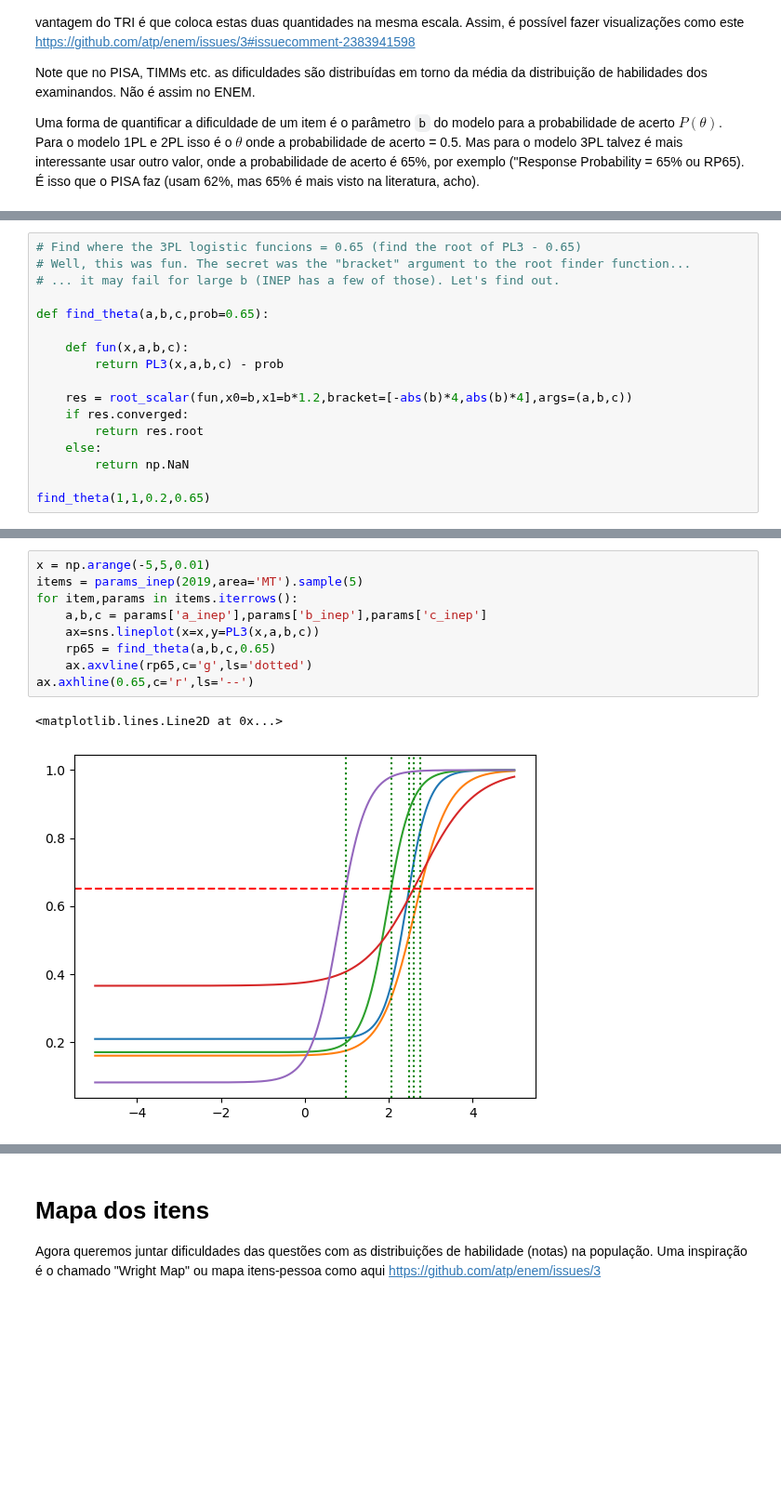
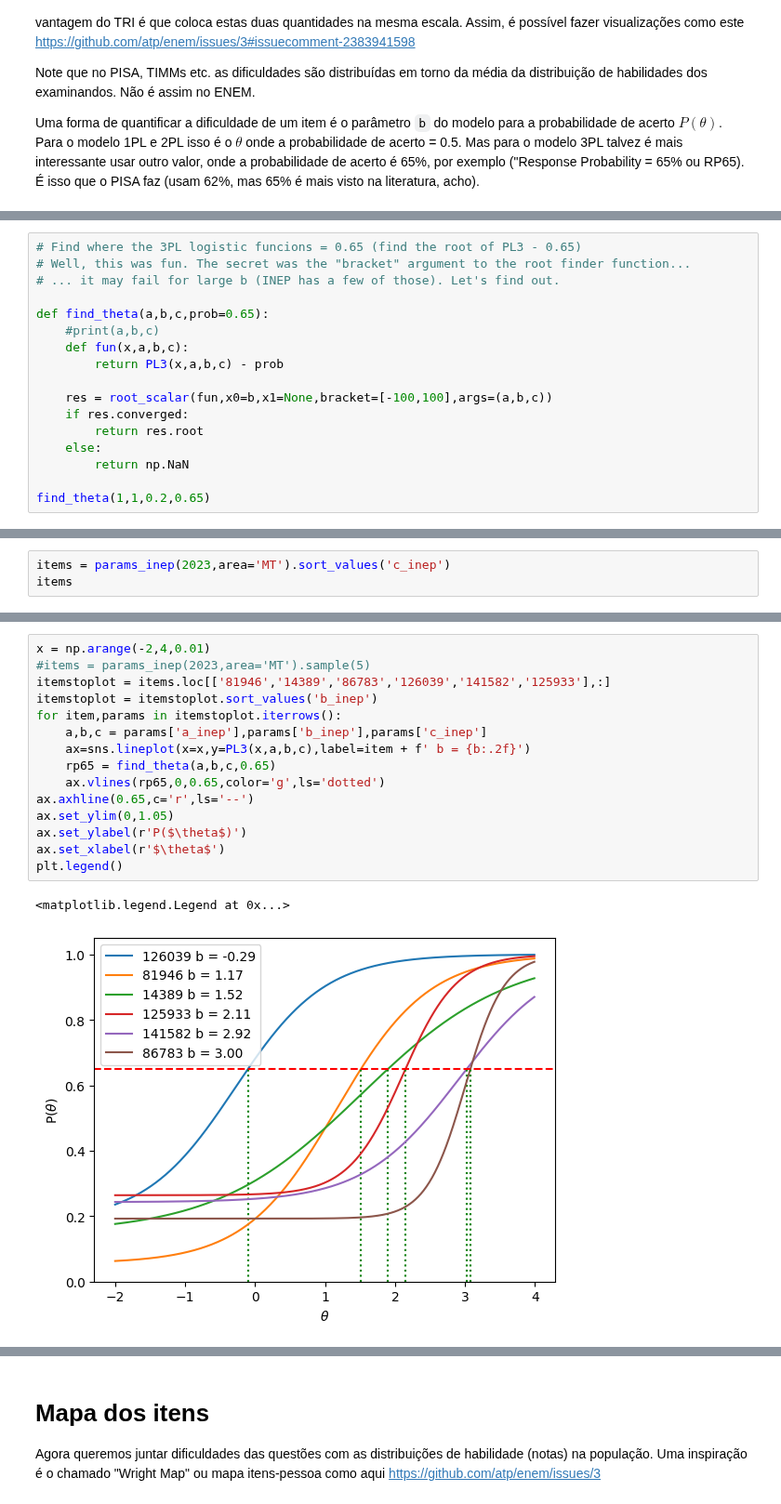
Before and after one commit to atp/enem, a Jupyter notebook: ItemMap.ipynb, the cells around one changed output, grey strips where cells are left out. Shown at 93% size. Drawn from its saved outputs; the diff is of its cells as text; blank space fills up the shorter version.

```diff
--- a/ItemMap.ipynb
+++ b/ItemMap.ipynb
@@ -22,11 +30,11 @@ Uma forma de quantificar a dificuldade de um item é o parâmetro `b` do modelo
 # ... it may fail for large b (INEP has a few of those). Let's find out.
 
 def find_theta(a,b,c,prob=0.65):
-
+    #print(a,b,c)
     def fun(x,a,b,c):
         return PL3(x,a,b,c) - prob
 
-    res = root_scalar(fun,x0=b,x1=b*1.2,bracket=[-abs(b)*4,abs(b)*4],args=(a,b,c))
+    res = root_scalar(fun,x0=b,x1=None,bracket=[-100,100],args=(a,b,c))
     if res.converged:
         return res.root
     else:
@@ -37,0 +46,3 @@ find_theta(1,1,0.2,0.65)
+# %%
+items = params_inep(2023,area='MT').sort_values('c_inep')
+items
@@ -38,12 +77,18 @@ find_theta(1,1,0.2,0.65)
 # %%
-x = np.arange(-5,5,0.01)
-items = params_inep(2019,area='MT').sample(5)
-for item,params in items.iterrows():
+x = np.arange(-2,4,0.01)
+#items = params_inep(2023,area='MT').sample(5)
+itemstoplot = items.loc[['81946','14389','86783','126039','141582','125933'],:]
+itemstoplot = itemstoplot.sort_values('b_inep')
+for item,params in itemstoplot.iterrows():
     a,b,c = params['a_inep'],params['b_inep'],params['c_inep']
-    ax=sns.lineplot(x=x,y=PL3(x,a,b,c))
+    ax=sns.lineplot(x=x,y=PL3(x,a,b,c),label=item + f' b = {b:.2f}')
     rp65 = find_theta(a,b,c,0.65)
-    ax.axvline(rp65,c='g',ls='dotted')
+    ax.vlines(rp65,0,0.65,color='g',ls='dotted')
 ax.axhline(0.65,c='r',ls='--')
+ax.set_ylim(0,1.05)
+ax.set_ylabel(r'P($\theta$)')
+ax.set_xlabel(r'$\theta$')
+plt.legend()
 # %% [output]
-<matplotlib.lines.Line2D at 0x...>
+<matplotlib.legend.Legend at 0x...>
-[figure, old version]
+[figure, new version]
```
Also changed, not shown: parts of 45 cells of this notebook, 5 other files.
